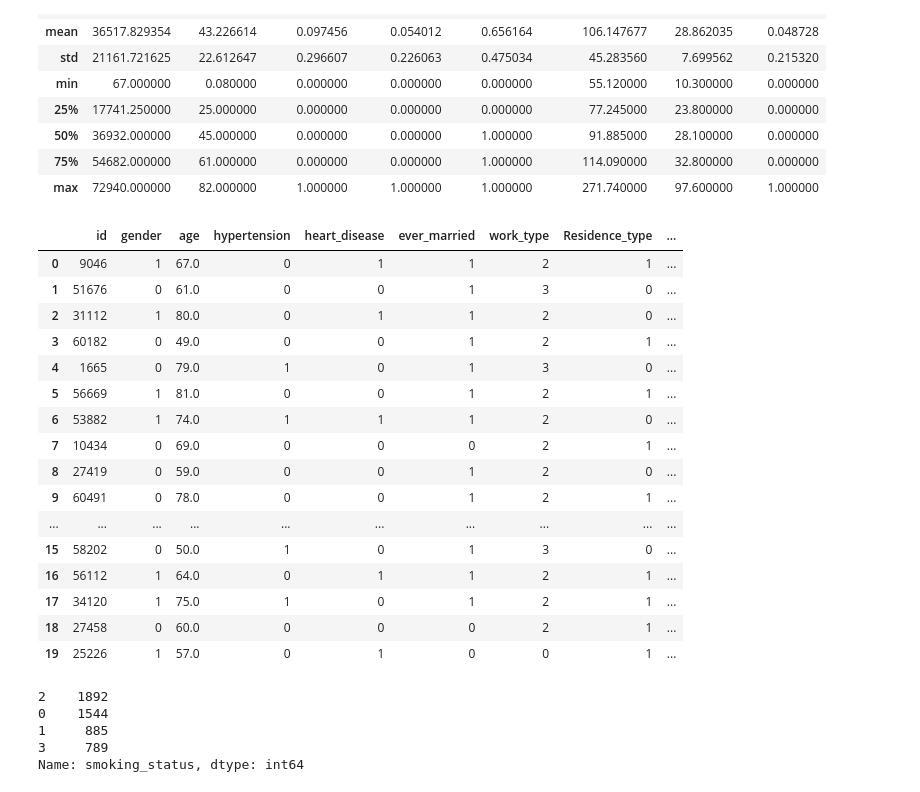
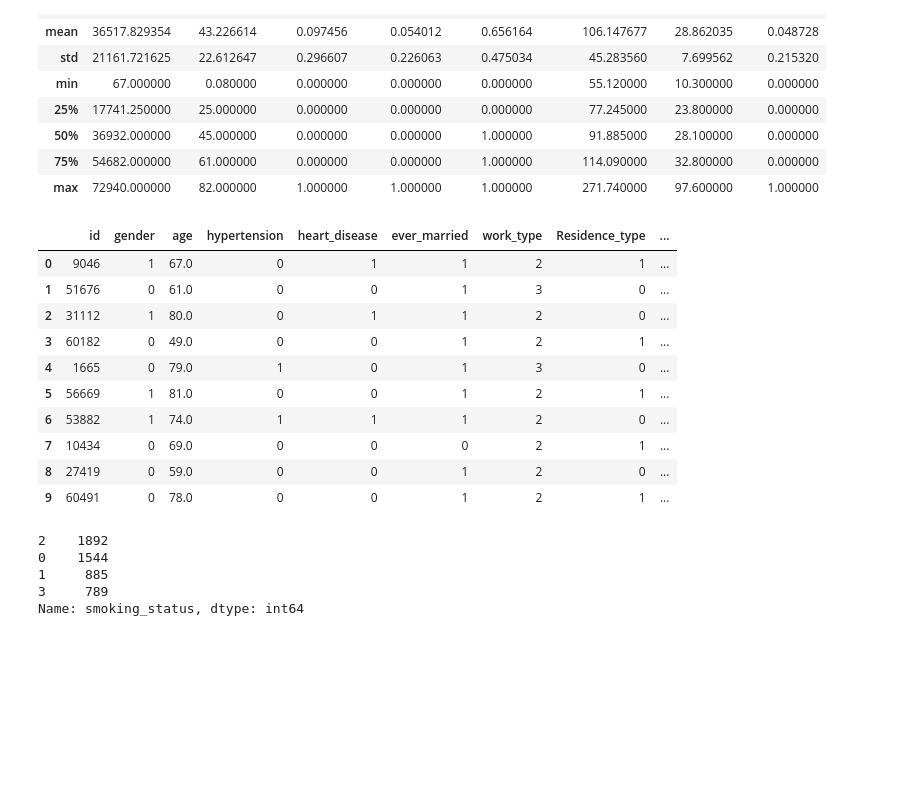
Before and after one commit to Flxp49/ds-stroke-analysis, a Jupyter notebook: notebook.ipynb, the cells around one changed output. Saved outputs shown, nothing was run; the diff lists cells and outputs as text; code cells hidden in the pictures; blank space fills up the shorter version.

```diff
--- a/notebook.ipynb
+++ b/notebook.ipynb
@@ -355,25 +352,19 @@ fillednas.describe()
 | max | 72940.000000 | 82.000000 | 1.000000 | 1.000000 | 1.000000 | 271.740000 | 97.600000 | 1.000000 |
 # %%
 labeldata = fillednas
-fillednas.head(20)
+fillednas.head(10)
 # %% [output]
 |  | id | gender | age | hypertension | heart_disease | ever_married | work_type | Residence_type | ... |
 | 0 | 9046 | 1 | 67.0 | 0 | 1 | 1 | 2 | 1 | ... |
 | 1 | 51676 | 0 | 61.0 | 0 | 0 | 1 | 3 | 0 | ... |
 | 2 | 31112 | 1 | 80.0 | 0 | 1 | 1 | 2 | 0 | ... |
 | 3 | 60182 | 0 | 49.0 | 0 | 0 | 1 | 2 | 1 | ... |
 | 4 | 1665 | 0 | 79.0 | 1 | 0 | 1 | 3 | 0 | ... |
 | 5 | 56669 | 1 | 81.0 | 0 | 0 | 1 | 2 | 1 | ... |
 | 6 | 53882 | 1 | 74.0 | 1 | 1 | 1 | 2 | 0 | ... |
 | 7 | 10434 | 0 | 69.0 | 0 | 0 | 0 | 2 | 1 | ... |
 | 8 | 27419 | 0 | 59.0 | 0 | 0 | 1 | 2 | 0 | ... |
 | 9 | 60491 | 0 | 78.0 | 0 | 0 | 1 | 2 | 1 | ... |
-| ... | ... | ... | ... | ... | ... | ... | ... | ... | ... |
-| 15 | 58202 | 0 | 50.0 | 1 | 0 | 1 | 3 | 0 | ... |
-| 16 | 56112 | 1 | 64.0 | 0 | 1 | 1 | 2 | 1 | ... |
-| 17 | 34120 | 1 | 75.0 | 1 | 0 | 1 | 2 | 1 | ... |
-| 18 | 27458 | 0 | 60.0 | 0 | 0 | 0 | 2 | 1 | ... |
-| 19 | 25226 | 1 | 57.0 | 0 | 1 | 0 | 0 | 1 | ... |
 # %%
 from sklearn.preprocessing import LabelEncoder
 le=LabelEncoder()
```
Also changed, not shown: parts of 13 cells of this notebook.
